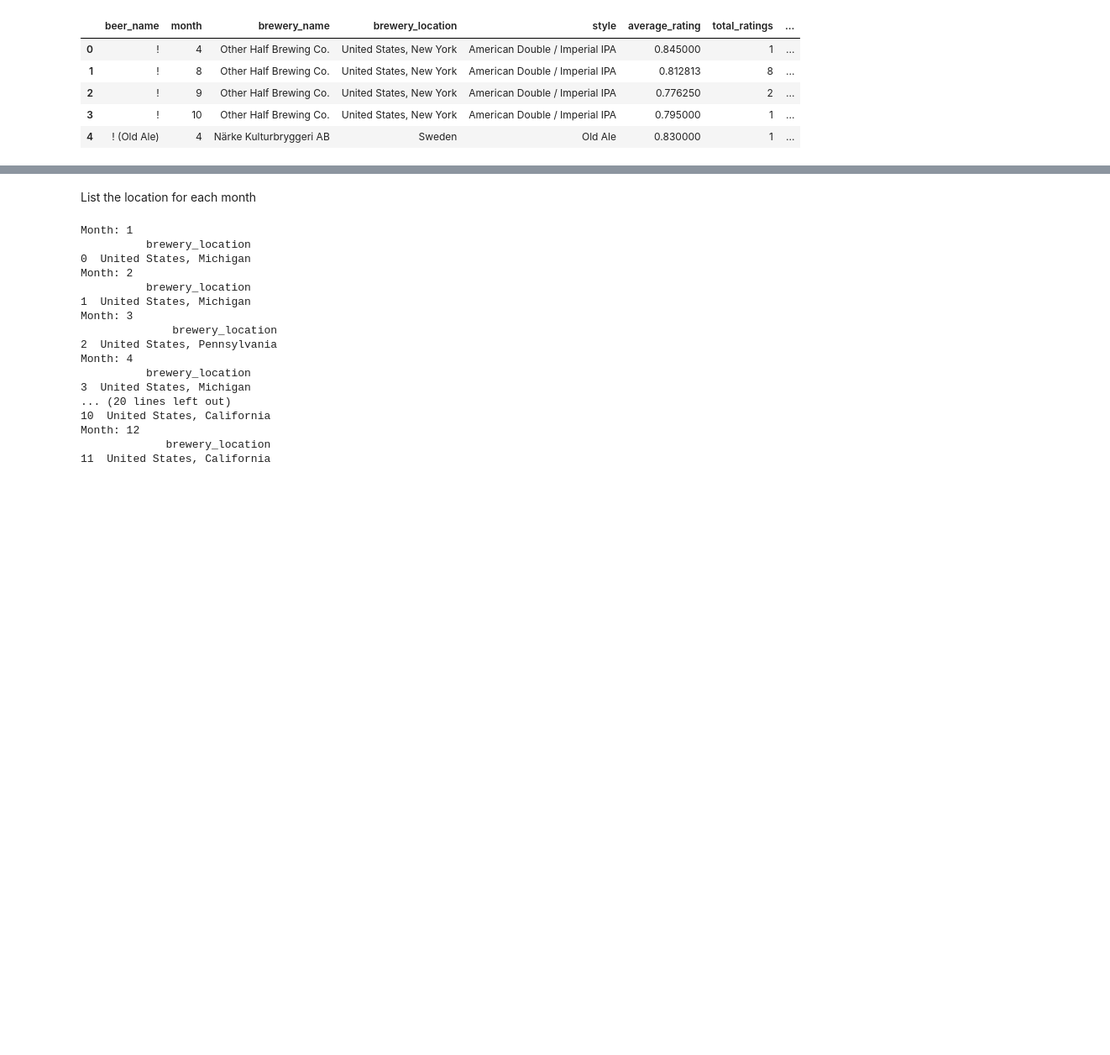
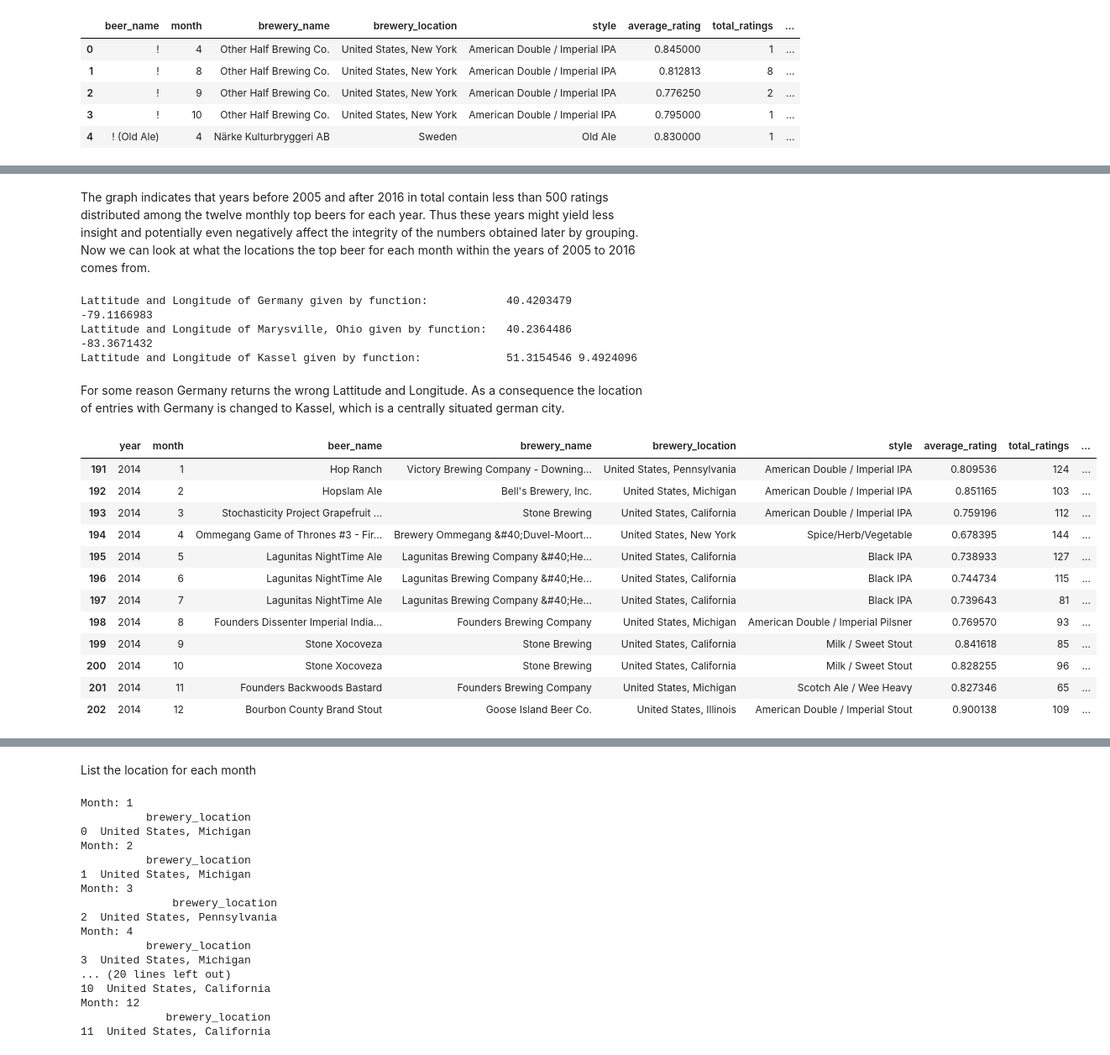
Before and after one commit to epfl-ada/ada-2023-project-datababes, a Jupyter notebook: eda2ALEX_location.ipynb, the cells around one changed output, grey strips where cells are left out. Shown at 84% size. Drawn from its saved outputs; the diff is of its cells as text; code cells hidden in the pictures; blank space fills up the shorter version.

```diff
--- a/eda2ALEX_location.ipynb
+++ b/eda2ALEX_location.ipynb
@@ -1084,0 +1142,7 @@ ratings_mergeBeerMonth_df.head()
+# %% [markdown]
+The graph indicates that years before 2005 and after 2016 in total contain less than 500 ratings distributed among the twelve monthly top beers for each year. Thus these years might yield less insight and potentially even negatively affect the integrity of the numbers obtained later by grouping. Now we can look at what the locations the top beer for each month within the years of 2005 to 2016 comes from.
+# %%
+# get rid of all entries where year is not in [2005, 2016]
+ratings_rankBeerMonthYearCUT_df = ratings_rankBeerMonthYear_df.copy()
+ratings_rankBeerMonthYearCUT_df = ratings_rankBeerMonthYearCUT_df[ratings_rankBeerMonthYearCUT_df['year'] >= 2005]
+ratings_rankBeerMonthYearCUT_df = ratings_rankBeerMonthYearCUT_df[ratings_rankBeerMonthYearCUT_df['year'] <= 2016]
@@ -1084,0 +1177,47 @@ ratings_mergeBeerMonth_df.head()
+# %%
+l = 'Germany'
+print("Lattitude and Longitude of {} given by function:\t\t {} {}".format(l, get_geocodeLAT(l), get_geocodeLON(l)))
+l = 'Marysville, Ohio'
+print("Lattitude and Longitude of {} given by function:\t {} {}".format(l, get_geocodeLAT(l), get_geocodeLON(l)))
+l = 'Kassel'
+print("Lattitude and Longitude of {} given by function:\t\t {} {}".format(l, get_geocodeLAT(l), get_geocodeLON(l)))
+# %% [output]
+Lattitude and Longitude of Germany given by function:            40.4203479 -79.1166983
+Lattitude and Longitude of Marysville, Ohio given by function:   40.2364486 -83.3671432
+Lattitude and Longitude of Kassel given by function:             51.3154546 9.4924096
+# %% [markdown]
+For some reason Germany returns the wrong Lattitude and Longitude. As a consequence the location of entries with Germany is changed to Kassel, which is a centrally situated german city.
+# %%
+# modify functions to return proper value also for location = Germany
+
+# import requests
+
+def get_geocodeLAT(location):
+    if location == 'Germany':
+        location = 'Kassel'
+    base_url = "https://nominatim.openstreetmap.org/search"
+    params = {
+        'q': location,
+        'format': 'json'
+    }
+    response = requests.get(base_url, params=params)
+    if response.status_code == 200:
+        data = response.json()
+        if data:
+            return data[0]['lat']
+    return None
+
+def get_geocodeLON(location):
+    if location == 'Germany':
+        location = 'Kassel'
+    base_url = "https://nominatim.openstreetmap.org/search"
+    params = {
+        'q': location,
+        'format': 'json'
+    }
+    response = requests.get(base_url, params=params)
+    if response.status_code == 200:
+        data = response.json()
+        if data:
+            return data[0]['lon']
+    return None
@@ -1084,0 +1228,16 @@ ratings_mergeBeerMonth_df.head()
+# %%
+ratings_rankBeerMonthYearCUT_df[ratings_rankBeerMonthYearCUT_df['year'] == 2014]
+# %% [output]
+|  | year | month | beer_name | brewery_name | brewery_location | style | average_rating | total_ratings | ... |
+| 191 | 2014 | 1 | Hop Ranch | Victory Brewing Company - Downing... | United States, Pennsylvania | American Double / Imperial IPA | 0.809536 | 124 | ... |
+| 192 | 2014 | 2 | Hopslam Ale | Bell's Brewery, Inc. | United States, Michigan | American Double / Imperial IPA | 0.851165 | 103 | ... |
+| 193 | 2014 | 3 | Stochasticity Project Grapefruit ... | Stone Brewing | United States, California | American Double / Imperial IPA | 0.759196 | 112 | ... |
+| 194 | 2014 | 4 | Ommegang Game of Thrones #3 - Fir... | Brewery Ommegang &#40;Duvel-Moort... | United States, New York | Spice/Herb/Vegetable | 0.678395 | 144 | ... |
+| 195 | 2014 | 5 | Lagunitas NightTime Ale | Lagunitas Brewing Company &#40;He... | United States, California | Black IPA | 0.738933 | 127 | ... |
+| 196 | 2014 | 6 | Lagunitas NightTime Ale | Lagunitas Brewing Company &#40;He... | United States, California | Black IPA | 0.744734 | 115 | ... |
+| 197 | 2014 | 7 | Lagunitas NightTime Ale | Lagunitas Brewing Company &#40;He... | United States, California | Black IPA | 0.739643 | 81 | ... |
+| 198 | 2014 | 8 | Founders Dissenter Imperial India... | Founders Brewing Company | United States, Michigan | American Double / Imperial Pilsner | 0.769570 | 93 | ... |
+| 199 | 2014 | 9 | Stone Xocoveza | Stone Brewing | United States, California | Milk / Sweet Stout | 0.841618 | 85 | ... |
+| 200 | 2014 | 10 | Stone Xocoveza | Stone Brewing | United States, California | Milk / Sweet Stout | 0.828255 | 96 | ... |
+| 201 | 2014 | 11 | Founders Backwoods Bastard | Founders Brewing Company | United States, Michigan | Scotch Ale / Wee Heavy | 0.827346 | 65 | ... |
+| 202 | 2014 | 12 | Bourbon County Brand Stout | Goose Island Beer Co. | United States, Illinois | American Double / Imperial Stout | 0.900138 | 109 | ... |
```
Also changed, not shown: parts of 34 cells of this notebook.
